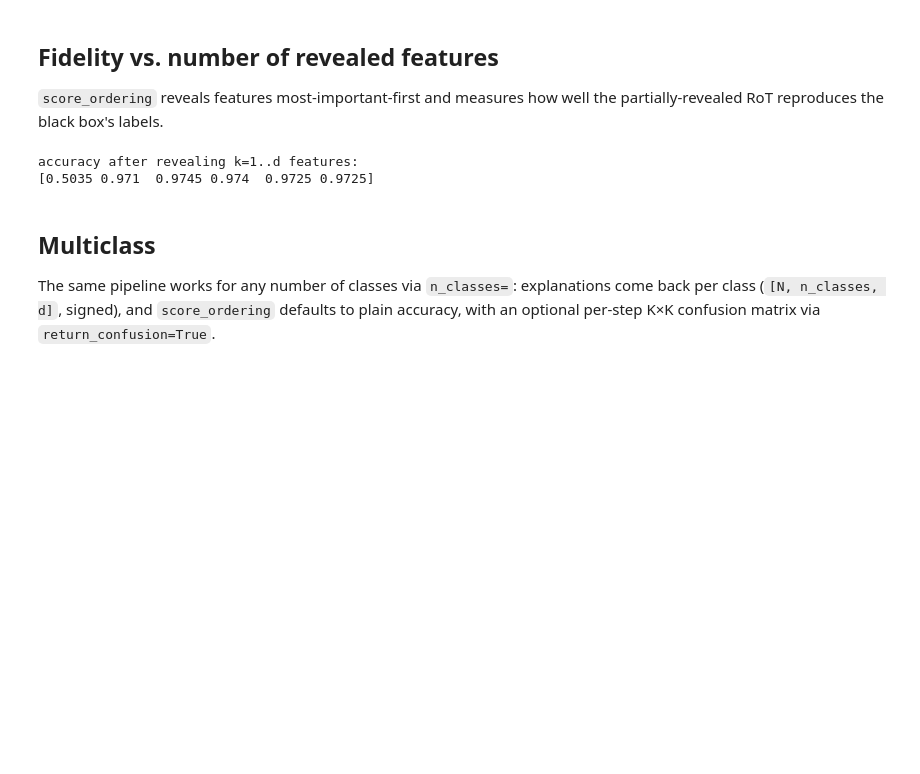
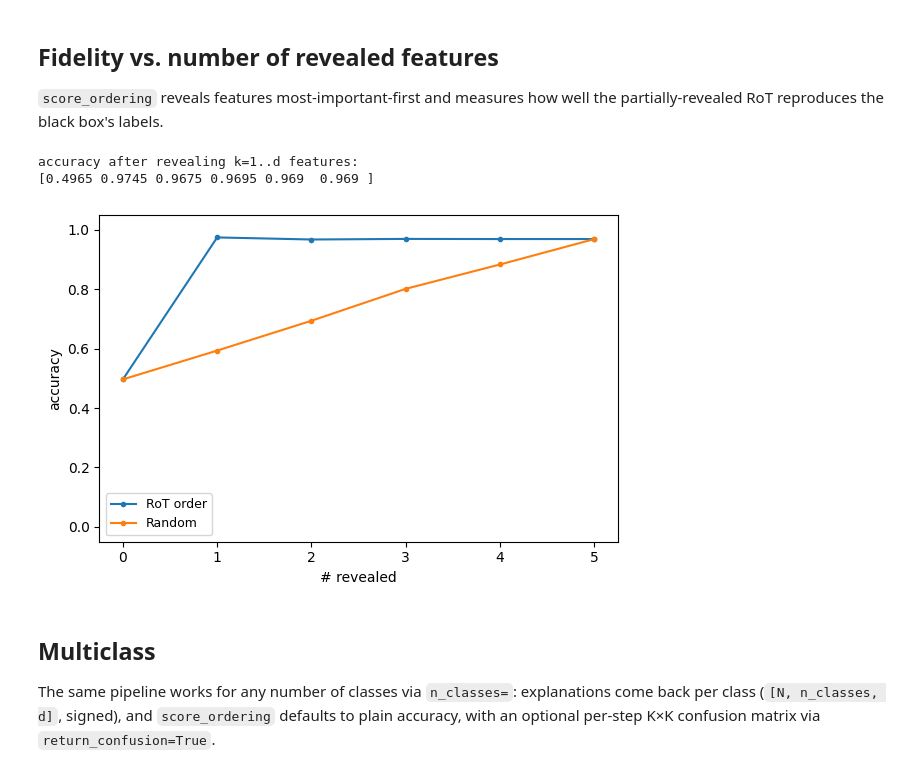
Before and after one commit to KaiRawal/Rule-of-Thumb, a Jupyter notebook: examples/01_tabular_quickstart.ipynb, the cells around one changed output. Saved outputs shown, nothing was run; the diff lists cells and outputs as text; code cells hidden in the pictures; blank space fills up the shorter version.

```diff
--- a/examples/01_tabular_quickstart.ipynb
+++ b/examples/01_tabular_quickstart.ipynb
@@ -53,16 +53,26 @@ feature 4: 0.0248
 the partially-revealed RoT reproduces the black box's labels.
 # %%
 import torch
+
+from ruleofthumb import plot as _reveal_plot
 
 x_t = torch.from_numpy(X)
 y_t = torch.from_numpy(y.astype(np.int64))
 order = exp.get_order(x_t)
 acc = exp.score_ordering(x_t, y_t, order)
 print("accuracy after revealing k=1..d features:")
 print(acc.numpy())
+
+# Draw the reveal curve against a random-feature baseline: the learned
+# order should reach full accuracy after the 2 driving features.
+rng_reveal = torch.Generator().manual_seed(0)
+random_order = torch.argsort(torch.rand(x_t.shape, generator=rng_reveal), dim=1)
+random_acc = exp.score_ordering(x_t, y_t, random_order)
+reveal_fig = _reveal_plot.reveal({"RoT order": acc, "Random": random_acc})
 # %% [output]
 accuracy after revealing k=1..d features:
-[0.5035 0.971  0.9745 0.974  0.9725 0.9725]
+[0.4965 0.9745 0.9675 0.9695 0.969  0.969 ]
+[figure, added]
 # %% [markdown]
 ## Multiclass
 
```
Also changed, not shown: parts of 6 cells of this notebook, 15 other files.
